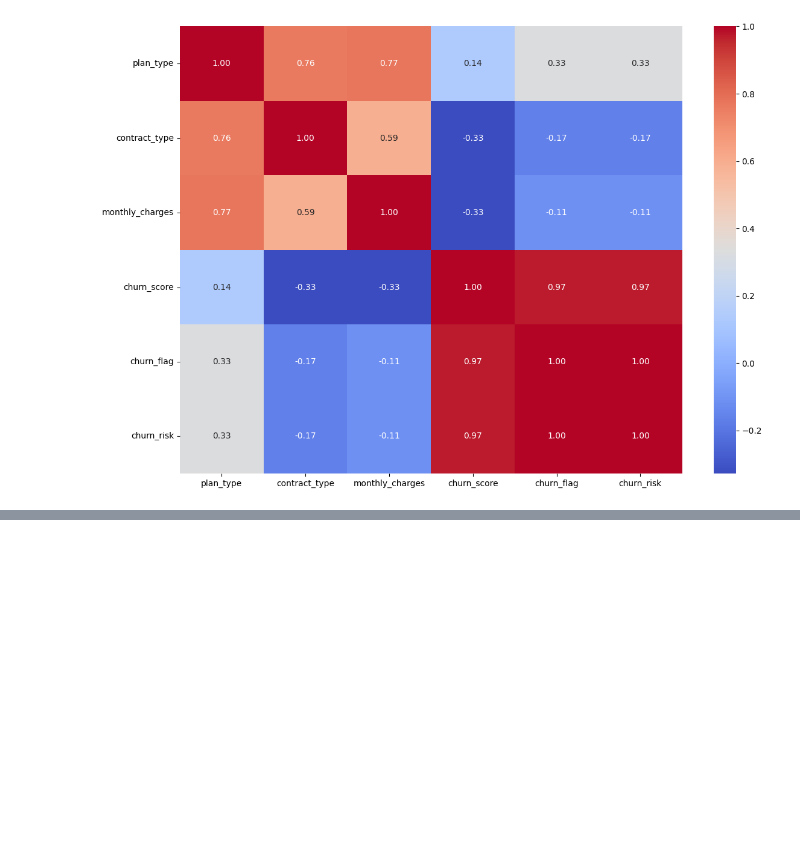
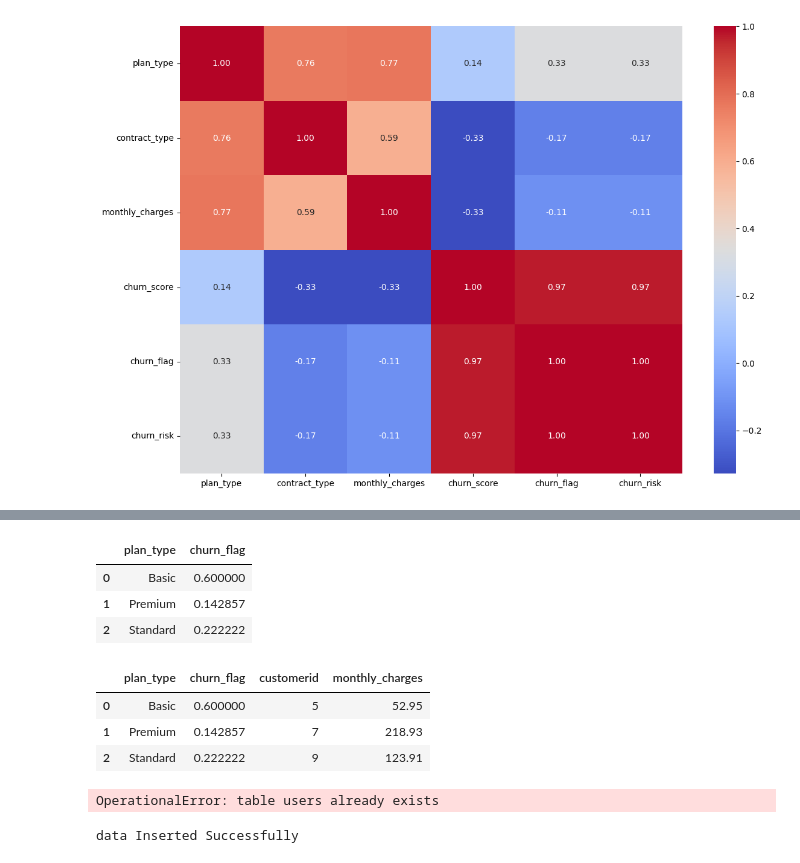
Before and after one commit to Naveengupta2006/churn_analysis, a Jupyter notebook: churn.ipynb, the cells around one changed output, grey strips where cells are left out. Cells and saved outputs as stored; diff of their text form; code cells hidden in the pictures; blank space fills up the shorter version.

```diff
--- a/churn.ipynb
+++ b/churn.ipynb
@@ -693,0 +711,29 @@ plt.show()
+# %%
+# pivot table
+pd.pivot_table(
+    df_visual,
+   index='plan_type',
+    values='churn_flag',
+    aggfunc = 'mean'
+).reset_index()
+# %% [output]
+|  | plan_type | churn_flag |
+| 0 | Basic | 0.600000 |
+| 1 | Premium | 0.142857 |
+| 2 | Standard | 0.222222 |
+# %%
+pd.pivot_table(
+    df_visual,
+   index='plan_type',
+    values=['monthly_charges','customerid', 'churn_flag'],
+    aggfunc = {
+        'monthly_charges':'sum',
+        'customerid': 'nunique',
+        'churn_flag': 'mean'
+    }
+).reset_index()
+# %% [output]
+|  | plan_type | churn_flag | customerid | monthly_charges |
+| 0 | Basic | 0.600000 | 5 | 52.95 |
+| 1 | Premium | 0.142857 | 7 | 218.93 |
+| 2 | Standard | 0.222222 | 9 | 123.91 |
@@ -693,0 +742,33 @@ plt.show()
+# %%
+# create db in sql
+
+conn = sqlite3.connect('test_database.sqlite')
+
+# table details
+conn.execute("CREATE TABLE users (first_name TEXT, country TEXT, budget INTEGER)")
+
+# commit and save
+conn.commit()
+# %% [output]
+OperationalError: table users already exists
+# %%
+# insert data
+
+cursor = conn.cursor()
+
+# write sql query to insert records in sql table
+cursor.execute(
+    """
+        INSERT INTO users VALUES
+            ('naveen','india',5000),
+            ('rishabh','germany', 2500),
+            ('vishakha','india', 3500)
+    """
+)
+
+# commit and save
+conn.commit()
+
+print("data Inserted Successfully")
+# %% [output]
+data Inserted Successfully
```
Also changed, not shown: parts of 8 cells of this notebook, 2 other files.
